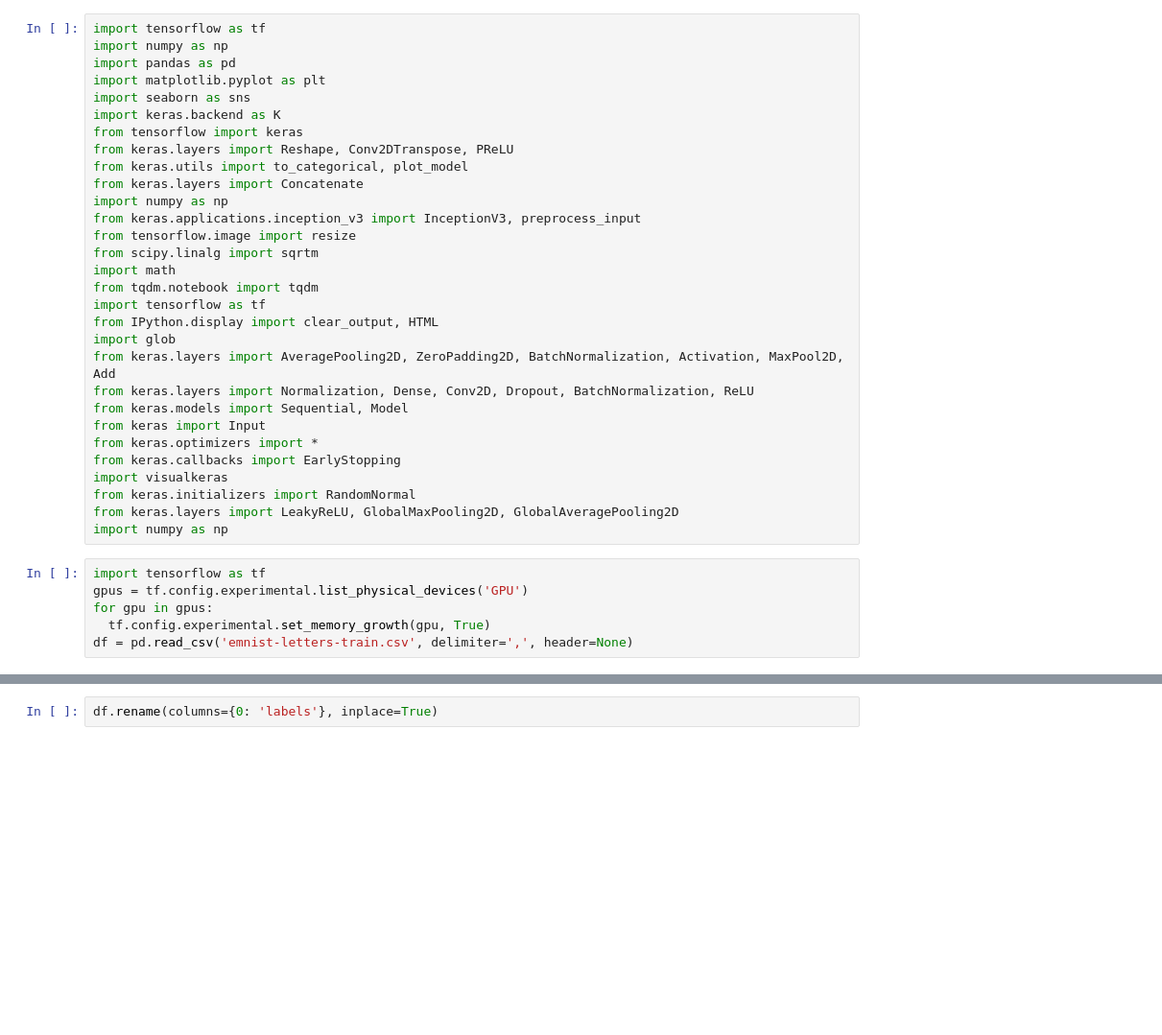
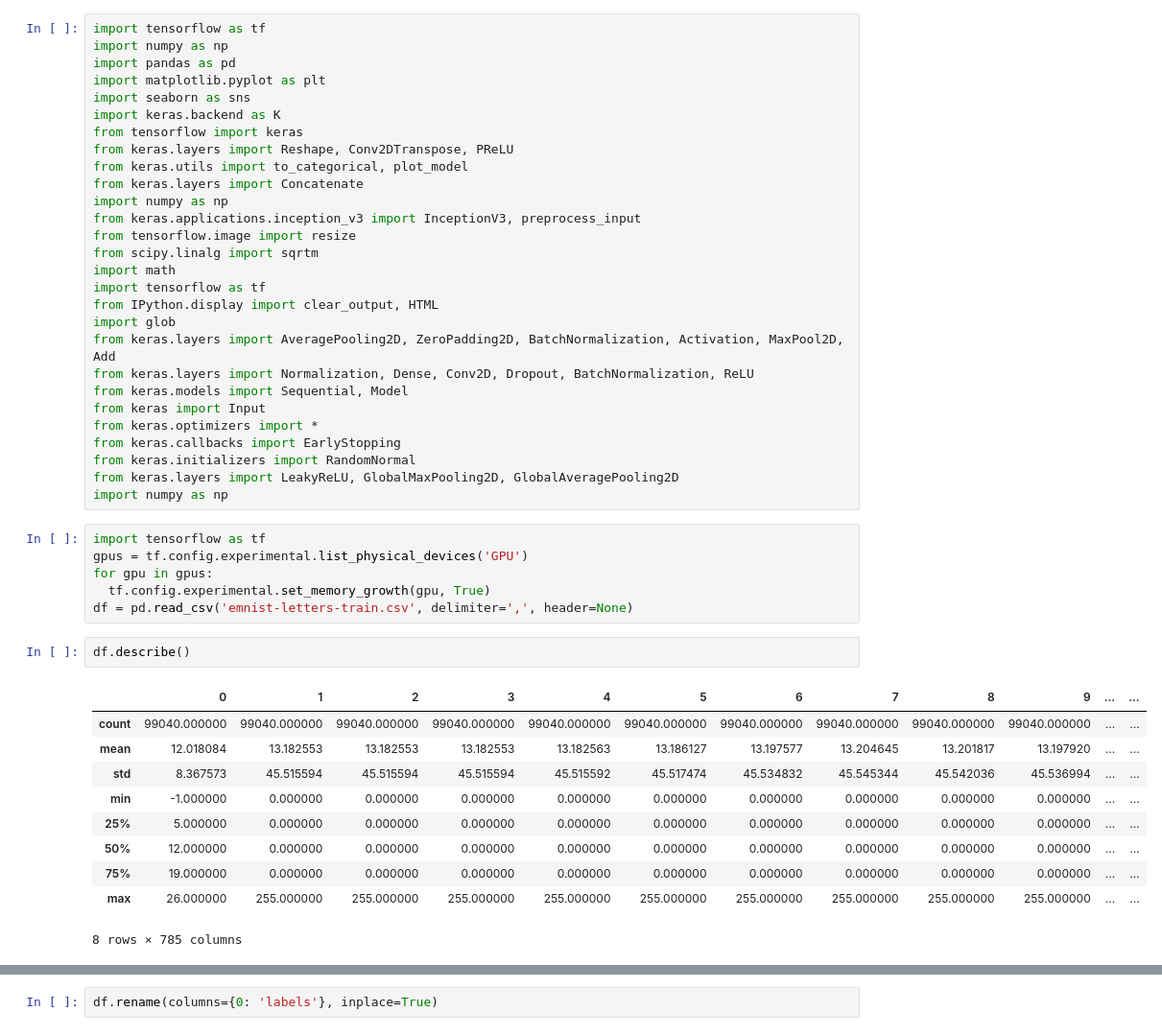
Before and after one commit to REHXZ/DELE_CA2, a Jupyter notebook: test.ipynb, the cells around one changed output, grey strips where cells are left out. Shown: that part at 96% size. Drawn from its saved outputs; the diff is of its cells as text; blank space fills up the shorter version.

```diff
--- a/test.ipynb
+++ b/test.ipynb
@@ -14,7 +14,6 @@ from keras.applications.inception_v3 import InceptionV3, preprocess_input
 from tensorflow.image import resize
 from scipy.linalg import sqrtm
 import math
-from tqdm.notebook import tqdm
 import tensorflow as tf
 from IPython.display import clear_output, HTML
 import glob
@@ -24,7 +23,6 @@ from keras.models import Sequential, Model
 from keras import Input
 from keras.optimizers import *
 from keras.callbacks import EarlyStopping
-import visualkeras
 from keras.initializers import RandomNormal
 from keras.layers import LeakyReLU, GlobalMaxPooling2D, GlobalAveragePooling2D
 import numpy as np
@@ -34,3 +32,16 @@ gpus = tf.config.experimental.list_physical_devices('GPU')
 for gpu in gpus:
   tf.config.experimental.set_memory_growth(gpu, True)
 df = pd.read_csv('emnist-letters-train.csv', delimiter=',', header=None)
+# %%
+df.describe()
+# %% [output]
+|  | 0 | 1 | 2 | 3 | 4 | 5 | 6 | 7 | 8 | 9 | ... | ... |
+| count | 99040.000000 | 99040.000000 | 99040.000000 | 99040.000000 | 99040.000000 | 99040.000000 | 99040.000000 | 99040.000000 | 99040.000000 | 99040.000000 | ... | ... |
+| mean | 12.018084 | 13.182553 | 13.182553 | 13.182553 | 13.182563 | 13.186127 | 13.197577 | 13.204645 | 13.201817 | 13.197920 | ... | ... |
+| std | 8.367573 | 45.515594 | 45.515594 | 45.515594 | 45.515592 | 45.517474 | 45.534832 | 45.545344 | 45.542036 | 45.536994 | ... | ... |
+| min | -1.000000 | 0.000000 | 0.000000 | 0.000000 | 0.000000 | 0.000000 | 0.000000 | 0.000000 | 0.000000 | 0.000000 | ... | ... |
+| 25% | 5.000000 | 0.000000 | 0.000000 | 0.000000 | 0.000000 | 0.000000 | 0.000000 | 0.000000 | 0.000000 | 0.000000 | ... | ... |
+| 50% | 12.000000 | 0.000000 | 0.000000 | 0.000000 | 0.000000 | 0.000000 | 0.000000 | 0.000000 | 0.000000 | 0.000000 | ... | ... |
+| 75% | 19.000000 | 0.000000 | 0.000000 | 0.000000 | 0.000000 | 0.000000 | 0.000000 | 0.000000 | 0.000000 | 0.000000 | ... | ... |
+| max | 26.000000 | 255.000000 | 255.000000 | 255.000000 | 255.000000 | 255.000000 | 255.000000 | 255.000000 | 255.000000 | 255.000000 | ... | ... |
+8 rows × 785 columns
```
Also changed, not shown: parts of 8 cells of this notebook, 1 other file.
